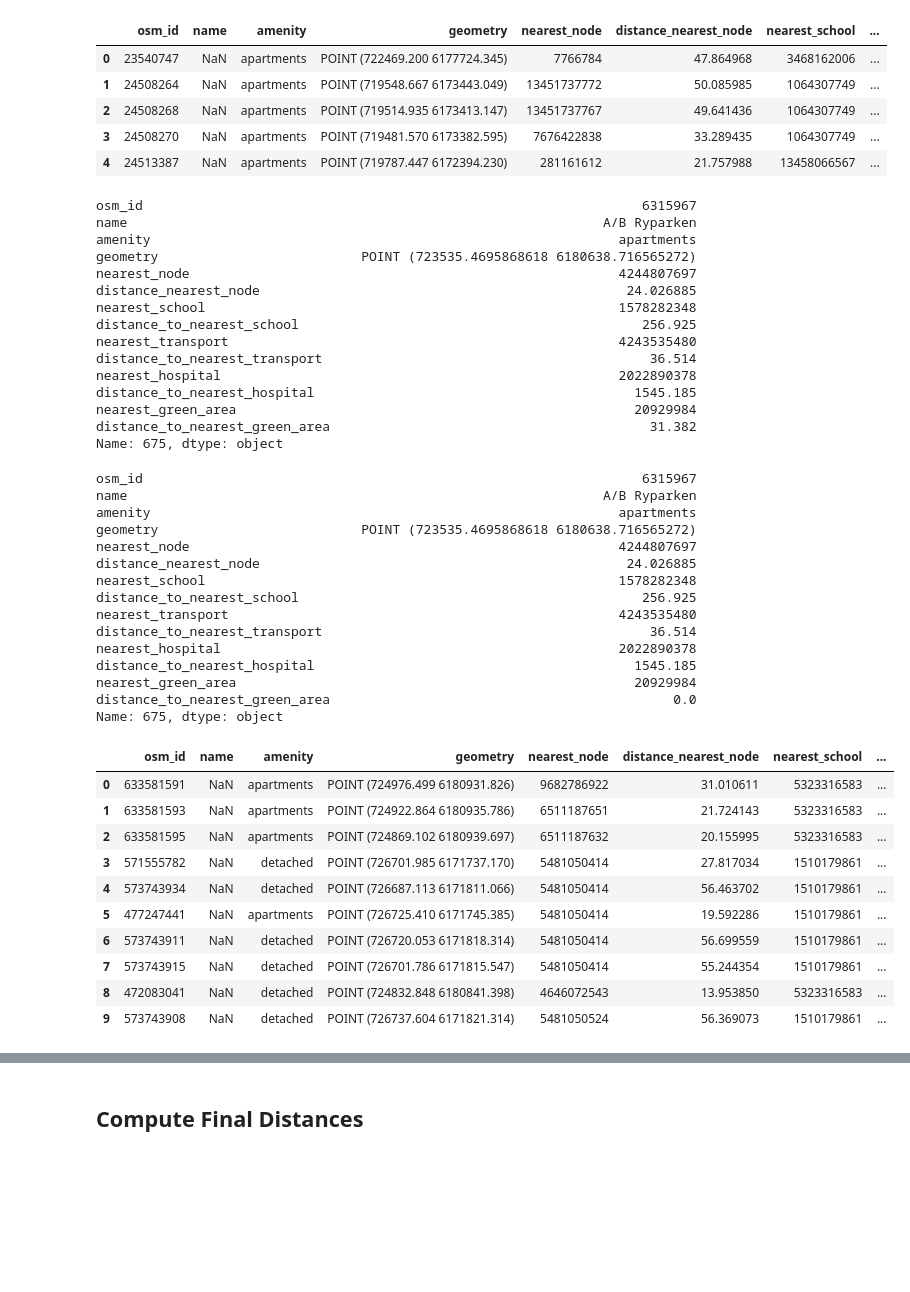
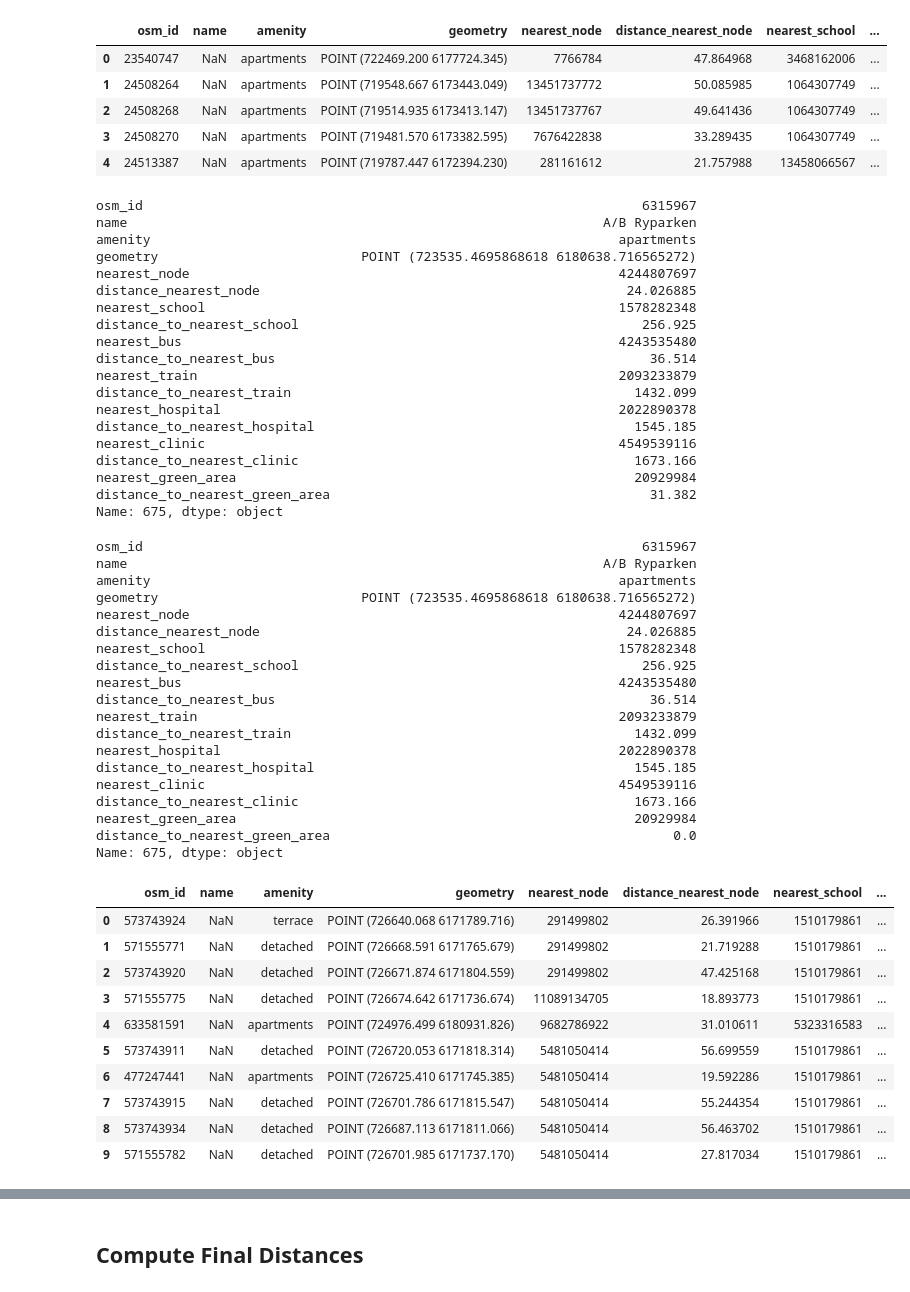
Before and after one commit to MiriamEspinosa/QoL_Copenhagen, a Jupyter notebook: notebooks/calculate_distances.ipynb, the cells around one changed output, grey strips where cells are left out. Cells and saved outputs as stored; diff of their text form; code cells hidden in the pictures; blank space fills up the shorter version.

```diff
--- a/notebooks/calculate_distances.ipynb
+++ b/notebooks/calculate_distances.ipynb
@@ -222,5 +253,0 @@ green_nodes.tail(2)
-# %%
-green_nodes.sort_values("distance_nearest_node", ascending=True, inplace=True)
-print(f"Number of green nodes: {green_nodes.shape[0]}")
-green_nodes.drop_duplicates(subset=["nearest_node"], keep="first", inplace=True)
-print(f"Number of green nodes after dropping duplicates: {green_nodes.shape[0]}")
@@ -229,0 +254,2 @@ Number of green nodes after dropping duplicates: 6277
+# %%
+green_nodes = drop_duplicate_distances(green_nodes)
@@ -230,6 +259,6 @@ Number of green nodes after dropping duplicates: 6277
 # %%
-acc5 = dist_to_nodes(acc4, green_nodes, G_walk, "nearest_green_area")
-acc5.head()
+acc7 = dist_to_nodes(acc6, green_nodes, G_walk, "nearest_green_area")
+acc7.head()
 # %% [output]
 |  | osm_id | name | amenity | geometry | nearest_node | distance_nearest_node | nearest_school | ... |
 | 0 | 23540747 | NaN | apartments | POINT (722469.200 6177724.345) | 7766784 | 47.864968 | 3468162006 | ... |
@@ -238,7 +267,7 @@ acc5.head()
 | 3 | 24508270 | NaN | apartments | POINT (719481.570 6173382.595) | 7676422838 | 33.289435 | 1064307749 | ... |
 | 4 | 24513387 | NaN | apartments | POINT (719787.447 6172394.230) | 281161612 | 21.757988 | 13458066567 | ... |
 # %%
-acc5.loc[675]
+acc7.loc[inside_green_area[0]]
 # %% [output]
 osm_id                                                                6315967
 name                                                             A/B Ryparken
@@ -248,18 +277,22 @@ nearest_node                                                       4244807697
 distance_nearest_node                                               24.026885
 nearest_school                                                     1578282348
 distance_to_nearest_school                                            256.925
-nearest_transport                                                  4243535480
-distance_to_nearest_transport                                          36.514
+nearest_bus                                                        4243535480
+distance_to_nearest_bus                                                36.514
+nearest_train                                                      2093233879
+distance_to_nearest_train                                            1432.099
 nearest_hospital                                                   2022890378
 distance_to_nearest_hospital                                         1545.185
+nearest_clinic                                                     4549539116
+distance_to_nearest_clinic                                           1673.166
 nearest_green_area                                                   20929984
 distance_to_nearest_green_area                                         31.382
 Name: 675, dtype: object
 # %%
 ## set to 0 the distance to the nearest green area for the accommodation points that are inside a green area
-acc5.loc[inside_green_area, "distance_to_nearest_green_area"] = 0
+acc7.loc[inside_green_area, "distance_to_nearest_green_area"] = 0
 # %%
-acc5.loc[675]
+acc7.loc[inside_green_area[0]]
 # %% [output]
 osm_id                                                                6315967
 name                                                             A/B Ryparken
@@ -269,28 +302,32 @@ nearest_node                                                       4244807697
 distance_nearest_node                                               24.026885
 nearest_school                                                     1578282348
 distance_to_nearest_school                                            256.925
-nearest_transport                                                  4243535480
-distance_to_nearest_transport                                          36.514
+nearest_bus                                                        4243535480
+distance_to_nearest_bus                                                36.514
+nearest_train                                                      2093233879
+distance_to_nearest_train                                            1432.099
 nearest_hospital                                                   2022890378
 distance_to_nearest_hospital                                         1545.185
+nearest_clinic                                                     4549539116
+distance_to_nearest_clinic                                           1673.166
 nearest_green_area                                                   20929984
 distance_to_nearest_green_area                                            0.0
 Name: 675, dtype: object
 # %%
-test = acc5.sort_values("distance_to_nearest_green_area", ascending=False).reset_index(drop=True)
+test = acc7.sort_values("distance_to_nearest_green_area", ascending=False).reset_index(drop=True)
 test.head(10)
 # %% [output]
 |  | osm_id | name | amenity | geometry | nearest_node | distance_nearest_node | nearest_school | ... |
-| 0 | 633581591 | NaN | apartments | POINT (724976.499 6180931.826) | 9682786922 | 31.010611 | 5323316583 | ... |
-| 1 | 633581593 | NaN | apartments | POINT (724922.864 6180935.786) | 6511187651 | 21.724143 | 5323316583 | ... |
-| 2 | 633581595 | NaN | apartments | POINT (724869.102 6180939.697) | 6511187632 | 20.155995 | 5323316583 | ... |
-| 3 | 571555782 | NaN | detached | POINT (726701.985 6171737.170) | 5481050414 | 27.817034 | 1510179861 | ... |
-| 4 | 573743934 | NaN | detached | POINT (726687.113 6171811.066) | 5481050414 | 56.463702 | 1510179861 | ... |
-| 5 | 477247441 | NaN | apartments | POINT (726725.410 6171745.385) | 5481050414 | 19.592286 | 1510179861 | ... |
-| 6 | 573743911 | NaN | detached | POINT (726720.053 6171818.314) | 5481050414 | 56.699559 | 1510179861 | ... |
+| 0 | 573743924 | NaN | terrace | POINT (726640.068 6171789.716) | 291499802 | 26.391966 | 1510179861 | ... |
+| 1 | 571555771 | NaN | detached | POINT (726668.591 6171765.679) | 291499802 | 21.719288 | 1510179861 | ... |
+| 2 | 573743920 | NaN | detached | POINT (726671.874 6171804.559) | 291499802 | 47.425168 | 1510179861 | ... |
+| 3 | 571555775 | NaN | detached | POINT (726674.642 6171736.674) | 11089134705 | 18.893773 | 1510179861 | ... |
+| 4 | 633581591 | NaN | apartments | POINT (724976.499 6180931.826) | 9682786922 | 31.010611 | 5323316583 | ... |
+| 5 | 573743911 | NaN | detached | POINT (726720.053 6171818.314) | 5481050414 | 56.699559 | 1510179861 | ... |
+| 6 | 477247441 | NaN | apartments | POINT (726725.410 6171745.385) | 5481050414 | 19.592286 | 1510179861 | ... |
 | 7 | 573743915 | NaN | detached | POINT (726701.786 6171815.547) | 5481050414 | 55.244354 | 1510179861 | ... |
-| 8 | 472083041 | NaN | detached | POINT (724832.848 6180841.398) | 4646072543 | 13.953850 | 5323316583 | ... |
-| 9 | 573743908 | NaN | detached | POINT (726737.604 6171821.314) | 5481050524 | 56.369073 | 1510179861 | ... |
+| 8 | 573743934 | NaN | detached | POINT (726687.113 6171811.066) | 5481050414 | 56.463702 | 1510179861 | ... |
+| 9 | 571555782 | NaN | detached | POINT (726701.985 6171737.170) | 5481050414 | 27.817034 | 1510179861 | ... |
 # %%
 row = test.loc[0]
 
```
Also changed, not shown: parts of 44 cells of this notebook, 1 other file.
